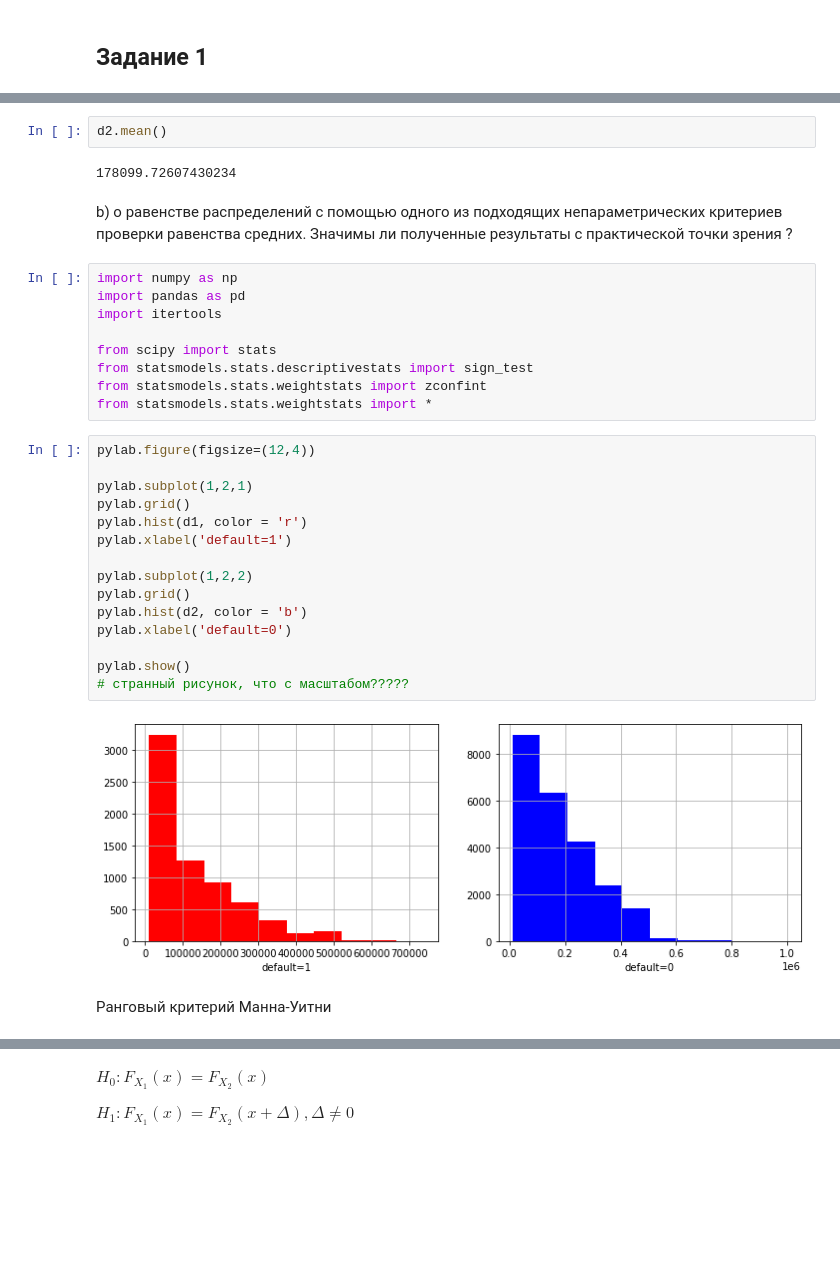
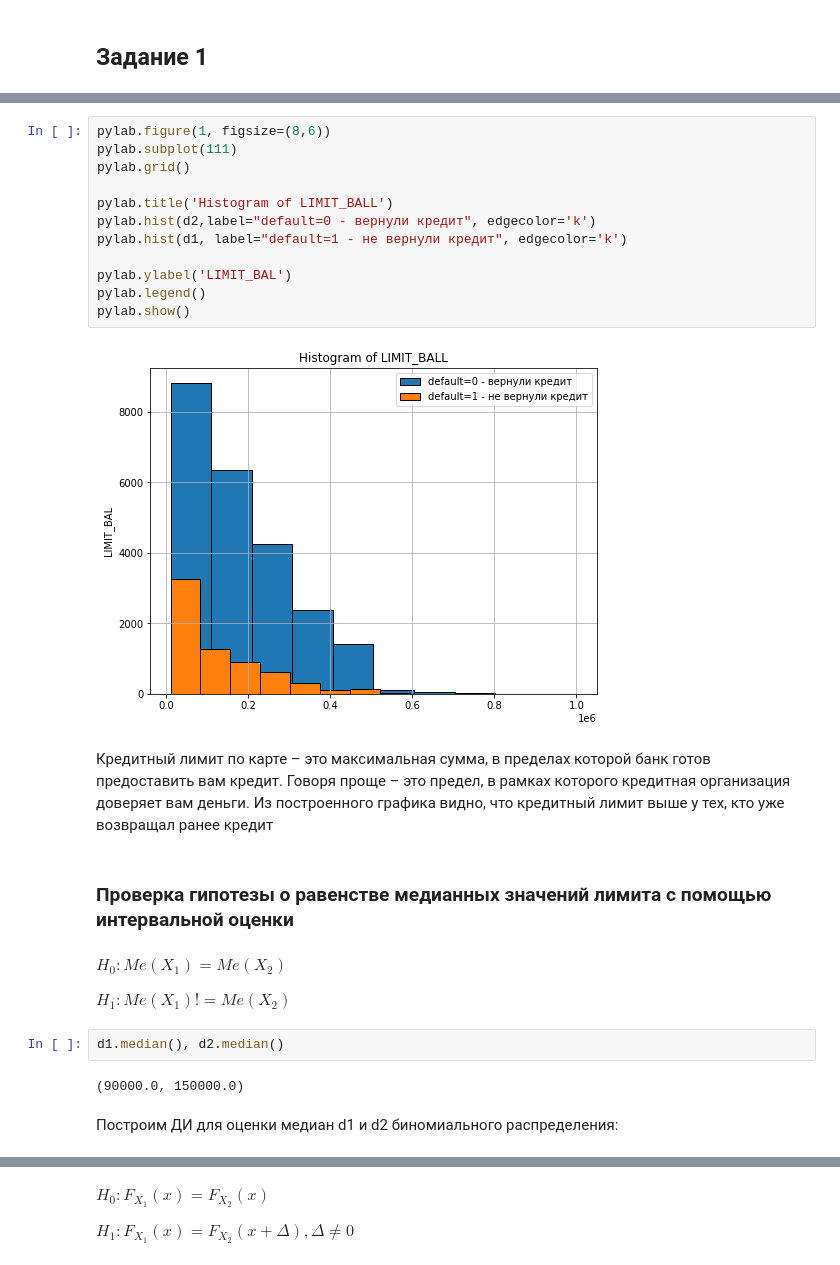
Before and after one commit to anafisa/ML-specialization, a Jupyter notebook: Stats for Data Analysis/Final Project/Credit Scoring/credit_scoring_assignment.ipynb, the cells around one changed output, grey strips where cells are left out. Saved outputs shown, nothing was run; the diff lists cells and outputs as text; blank space fills up the shorter version.

```diff
--- a/Stats for Data Analysis/Final Project/Credit Scoring/credit_scoring_assignment.ipynb
+++ b/Stats for Data Analysis/Final Project/Credit Scoring/credit_scoring_assignment.ipynb
@@ -56,34 +56,29 @@ d1.mean()
-# %%
-d2.mean()
-# %% [output]
-178099.72607430234
-# %% [markdown]
-b) о равенстве распределений с помощью одного из подходящих непараметрических критериев проверки равенства средних.  Значимы ли полученные результаты с практической точки зрения ?
-# %%
-import numpy as np
-import pandas as pd
-import itertools
-
-from scipy import stats
-from statsmodels.stats.descriptivestats import sign_test
-from statsmodels.stats.weightstats import zconfint
-from statsmodels.stats.weightstats import *
-# %%
-pylab.figure(figsize=(12,4))
-
-pylab.subplot(1,2,1)
-pylab.grid()
-pylab.hist(d1, color = 'r')
-pylab.xlabel('default=1')
-
-pylab.subplot(1,2,2)
-pylab.grid()
-pylab.hist(d2, color = 'b')
-pylab.xlabel('default=0')
-
-pylab.show()
-# странный рисунок, что с масштабом?????
-# %% [output]
-[figure, removed]
-# %% [markdown]
-Ранговый критерий Манна-Уитни
+# %%
+pylab.figure(1, figsize=(8,6))
+pylab.subplot(111)
+pylab.grid()
+
+pylab.title('Histogram of LIMIT_BALL')
+pylab.hist(d2,label="default=0 - вернули кредит", edgecolor='k')
+pylab.hist(d1, label="default=1 - не вернули кредит", edgecolor='k')
+
+pylab.ylabel('LIMIT_BAL')
+pylab.legend()
+pylab.show()
+# %% [output]
+[figure, added]
+# %% [markdown]
+   Кредитный лимит по карте – это максимальная сумма, в пределах которой банк готов предоставить вам кредит. Говоря проще – это предел, в рамках которого кредитная организация доверяет вам деньги.
+    Из построенного графика видно, что кредитный лимит выше у тех, кто уже возвращал ранее кредит
+# %% [markdown]
+### Проверка гипотезы о равенстве медианных значений лимита с помощью интервальной оценки
+# %% [markdown]
+$H_0\colon Me(X_1) = Me(X_2)$
+
+$H_1\colon Me(X_1) != Me(X_2)$
+# %%
+d1.median(), d2.median()
+# %% [output]
+(90000.0, 150000.0)
+# %% [markdown]
+Построим ДИ для оценки медиан d1 и d2 биномиального распределения:
```
Also changed, not shown: parts of 34 cells of this notebook.
